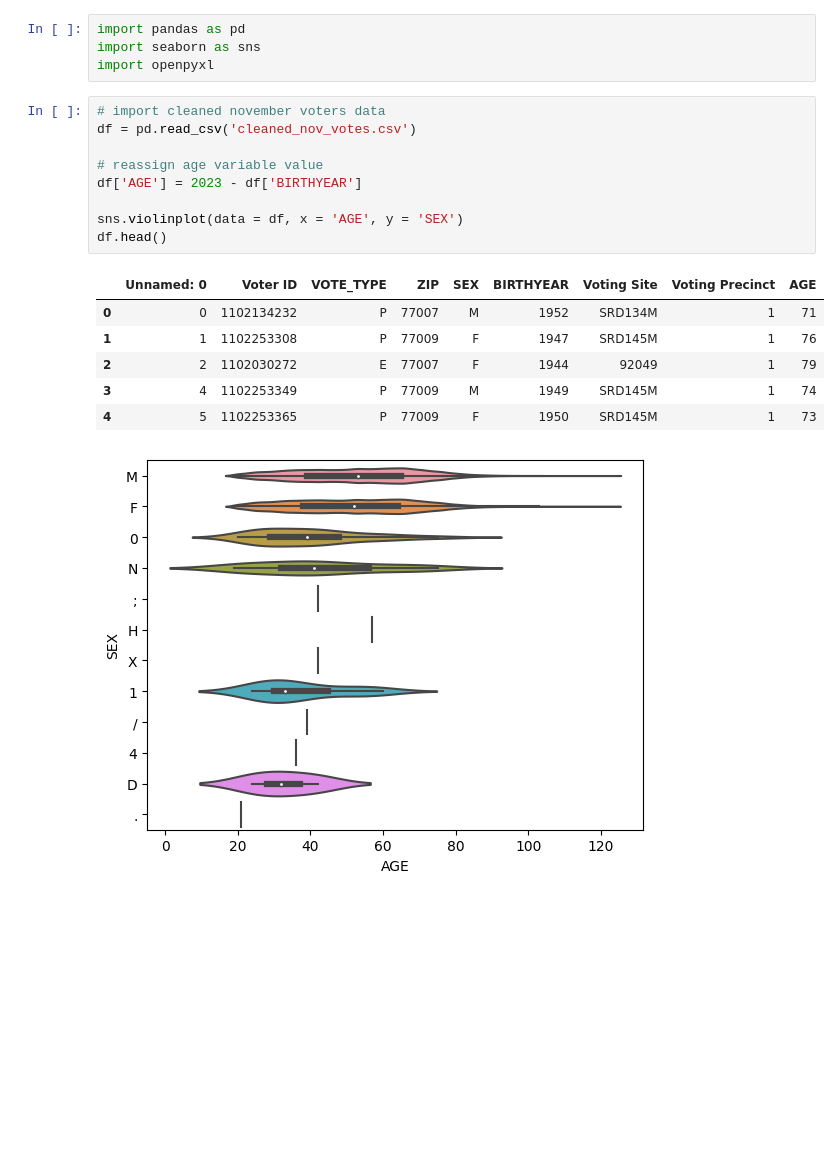
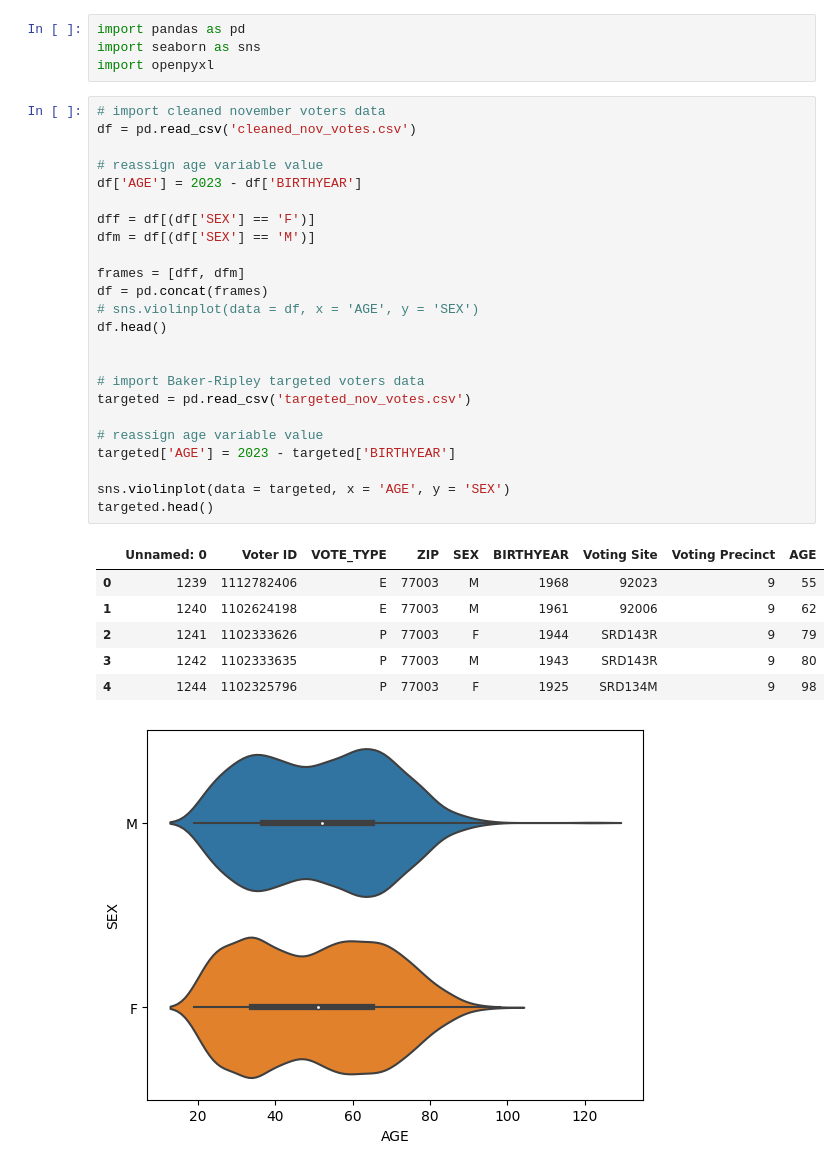
Before and after one commit to ywiamnog/Datathon-2023, a Jupyter notebook: turnout.ipynb, the cells around one changed output. Drawn from its saved outputs; the diff is of its cells as text; blank space fills up the shorter version.

Commit message:
some cute graphs :)

```diff
--- a/turnout.ipynb
+++ b/turnout.ipynb
@@ -5,17 +5,32 @@ import openpyxl
 # %%
 # import cleaned november voters data
 df = pd.read_csv('cleaned_nov_votes.csv')
 
 # reassign age variable value
 df['AGE'] = 2023 - df['BIRTHYEAR']
 
-sns.violinplot(data = df, x = 'AGE', y = 'SEX')
+dff = df[(df['SEX'] == 'F')]
+dfm = df[(df['SEX'] == 'M')]
+
+frames = [dff, dfm]
+df = pd.concat(frames)
+# sns.violinplot(data = df, x = 'AGE', y = 'SEX')
 df.head()
+
+
+# import Baker-Ripley targeted voters data
+targeted = pd.read_csv('targeted_nov_votes.csv')
+
+# reassign age variable value
+targeted['AGE'] = 2023 - targeted['BIRTHYEAR']
+
+sns.violinplot(data = targeted, x = 'AGE', y = 'SEX')
+targeted.head()
 # %% [output]
 |  | Unnamed: 0 | Voter ID | VOTE_TYPE | ZIP | SEX | BIRTHYEAR | Voting Site | Voting Precinct | AGE |
-| 0 | 0 | 1102134232 | P | 77007 | M | 1952 | SRD134M | 1 | 71 |
-| 1 | 1 | 1102253308 | P | 77009 | F | 1947 | SRD145M | 1 | 76 |
-| 2 | 2 | 1102030272 | E | 77007 | F | 1944 | 92049 | 1 | 79 |
-| 3 | 4 | 1102253349 | P | 77009 | M | 1949 | SRD145M | 1 | 74 |
-| 4 | 5 | 1102253365 | P | 77009 | F | 1950 | SRD145M | 1 | 73 |
+| 0 | 1239 | 1112782406 | E | 77003 | M | 1968 | 92023 | 9 | 55 |
+| 1 | 1240 | 1102624198 | E | 77003 | M | 1961 | 92006 | 9 | 62 |
+| 2 | 1241 | 1102333626 | P | 77003 | F | 1944 | SRD143R | 9 | 79 |
+| 3 | 1242 | 1102333635 | P | 77003 | M | 1943 | SRD143R | 9 | 80 |
+| 4 | 1244 | 1102325796 | P | 77003 | F | 1925 | SRD134M | 9 | 98 |
-[figure, old version]
+[figure, new version]
```
